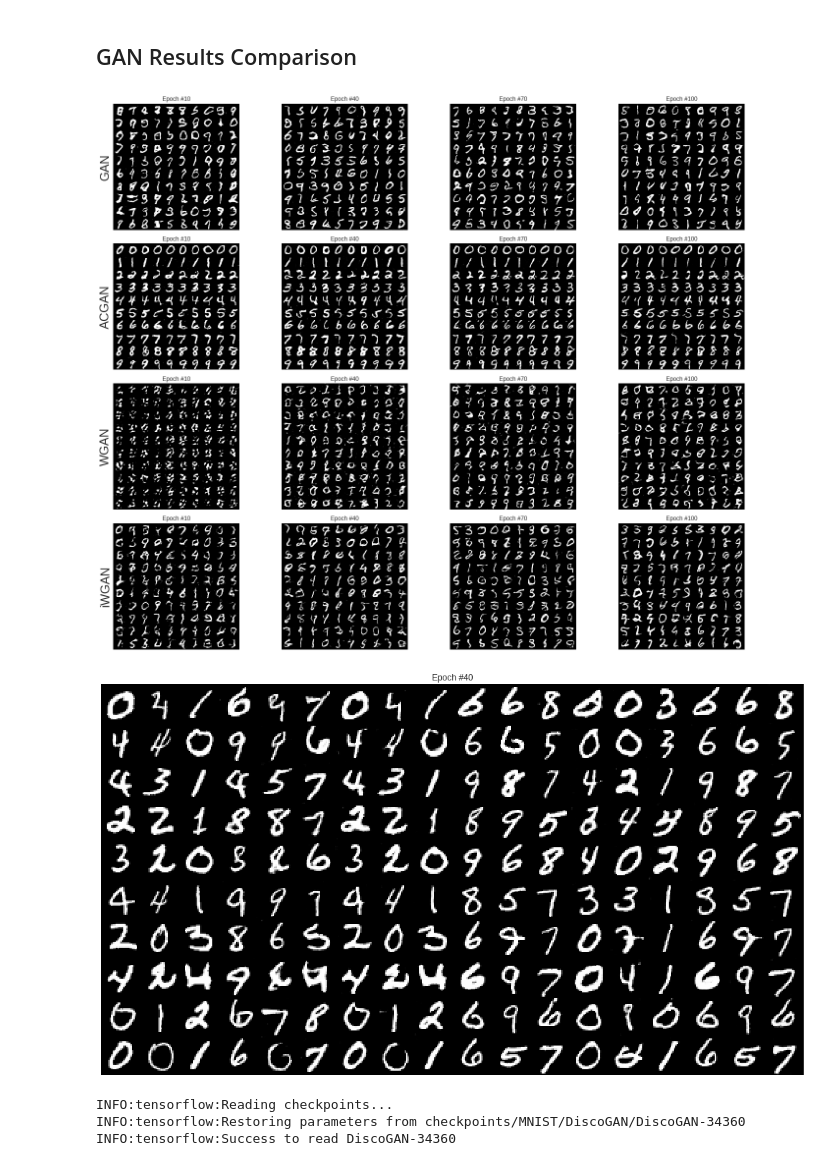
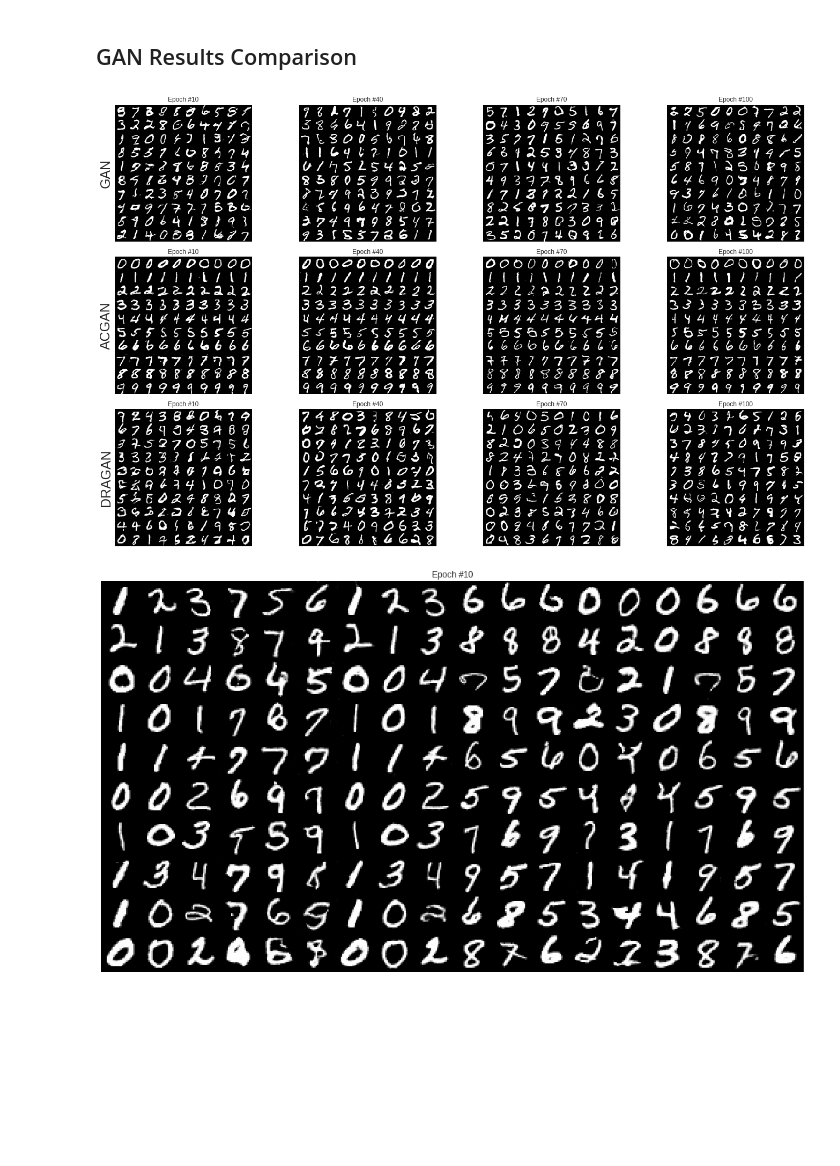
Before and after one commit to shaform/DeepNetworks, a Jupyter notebook: notebooks/GAN - MNIST.ipynb, the cells around one changed output. Drawn from its saved outputs; the diff is of its cells as text; code cells hidden in the pictures; blank space fills up the shorter version.

Commit message:
update MNIST experiments

```diff
--- a/notebooks/GAN - MNIST.ipynb
+++ b/notebooks/GAN - MNIST.ipynb
@@ -303,39 +303,0 @@ INFO:tensorflow:Success to read WGAN-85900
-# %%
-from deep_networks.models import iwgan
-
-with tf.Graph().as_default():
-    with tf.Session() as sess:
-        samples = []
-        sample_step = [i * mnist_num_batches for i in (1, 10, 40, 70, 100)]
-        data, _ = get_mnist_data()
-
-        gan = iwgan.WGAN(sess,
-                  data,
-                  num_examples=mnist_num_examples,
-                  output_shape=mnist_output_shape,
-                  batch_size=mnist_batch_size,
-                  generator_cls=ResizeConvGenerator,
-                  discriminator_cls=ConvDiscriminator,
-                  z_dim=32,
-                  g_dim=32,
-                  d_dim=32)
-        gan._trange = tnrange
-        gan.init_saver(tf.train.Saver(max_to_keep=None))
-
-        coord = tf.train.Coordinator()
-        threads = tf.train.start_queue_runners(coord=coord)
-
-        sample_fn = sample_GAN(samples, mnist_num_batches)
-        resume_step = sample_and_load(gan, sample_step, mnist_checkpoint_dir, sample_fn)
-
-        gan.train(num_epochs=100,
-                  log_dir=mnist_log_dir,
-                  checkpoint_dir=mnist_checkpoint_dir,
-                  resume_step=resume_step,
-                  sample_step=sample_step,
-                  save_step=None,
-                  sample_fn=save_and_sample(mnist_checkpoint_dir, sample_fn))
-
-        coord.request_stop()
-        coord.join(threads)
-        mnist_samples['iWGAN'] = samples
@@ -344,26 +304,25 @@ with tf.Graph().as_default():
 # %% [markdown]
 ## GAN Results Comparison
 # %%
-headers = ['GAN', 'ACGAN', 'WGAN', 'iWGAN']
+headers = ['GAN', 'ACGAN', 'DRAGAN']
 num_rows = len(headers)
 num_cols = 4
 
 fig, axes = plt.subplots(num_rows, num_cols, figsize=(num_cols * 5, 4 * num_rows))
 
 for r, h in enumerate(headers):
     samples = mnist_samples[h][1:]
     for col, ax in enumerate(axes[r]):
         display_digits(ax, samples[col][1], 'Epoch #{}'.format(samples[col][0]))
     axes[r][0].set_ylabel(h, rotation=90, size=25)
 
 
 fig.tight_layout()
 plt.show(fig)
 # %% [output]
-[figure, old version]
+[figure, new version]
 # %%
 from deep_networks.models import discogan
-from deep_networks.models.gan import ConvDiscriminator
 
 def sample_DiscoGAN(samples, num_batches, data_x_, data_y_):
     def sample(gan, step):
@@ -393,7 +352,7 @@ def sample_DiscoGAN(samples, num_batches, data_x_, data_y_):
 with tf.Graph().as_default():
     with tf.Session() as sess:
         samples = []
-        sample_step = [1] + [i * mnist_num_batches for i in (1, 10, 40)]
+        sample_step = [1] + [i * mnist_num_batches for i in (1, 10)]
 
         mnist_data, labels = get_mnist_data()
 
@@ -406,10 +365,8 @@ with tf.Graph().as_default():
                        x_output_shape=mnist_output_shape,
                        y_output_shape=mnist_output_shape,
                        batch_size=mnist_batch_size,
-                       generator_cls=discogan.ConvResizeConvGenerator,
-                       discriminator_cls=ConvDiscriminator,
-                       g_dim=32,
-                       d_dim=32)
+                       generator_cls=SubpixelConvGenerator,
+                       discriminator_cls=ConvDiscriminator)
 
         gan._trange = tnrange
         gan.init_saver(tf.train.Saver(max_to_keep=None))
@@ -420,7 +377,7 @@ with tf.Graph().as_default():
         sample_fn = sample_DiscoGAN(samples, mnist_num_batches, data_x, data_y)
         resume_step = sample_and_load(gan, sample_step, mnist_checkpoint_dir, sample_fn)
 
-        gan.train(num_epochs=40,
+        gan.train(num_epochs=10,
                   log_dir=mnist_log_dir,
                   checkpoint_dir=mnist_checkpoint_dir,
                   resume_step=resume_step,
@@ -433,7 +390,4 @@ with tf.Graph().as_default():
 
         mnist_samples['DiscoGAN'] = samples
 # %% [output]
-[figure, old version]
+[figure, new version]
-INFO:tensorflow:Reading checkpoints...
-INFO:tensorflow:Restoring parameters from checkpoints/MNIST/DiscoGAN/DiscoGAN-34360
-INFO:tensorflow:Success to read DiscoGAN-34360
```
Also changed, not shown: parts of 10 cells of this notebook, 3 other files.
